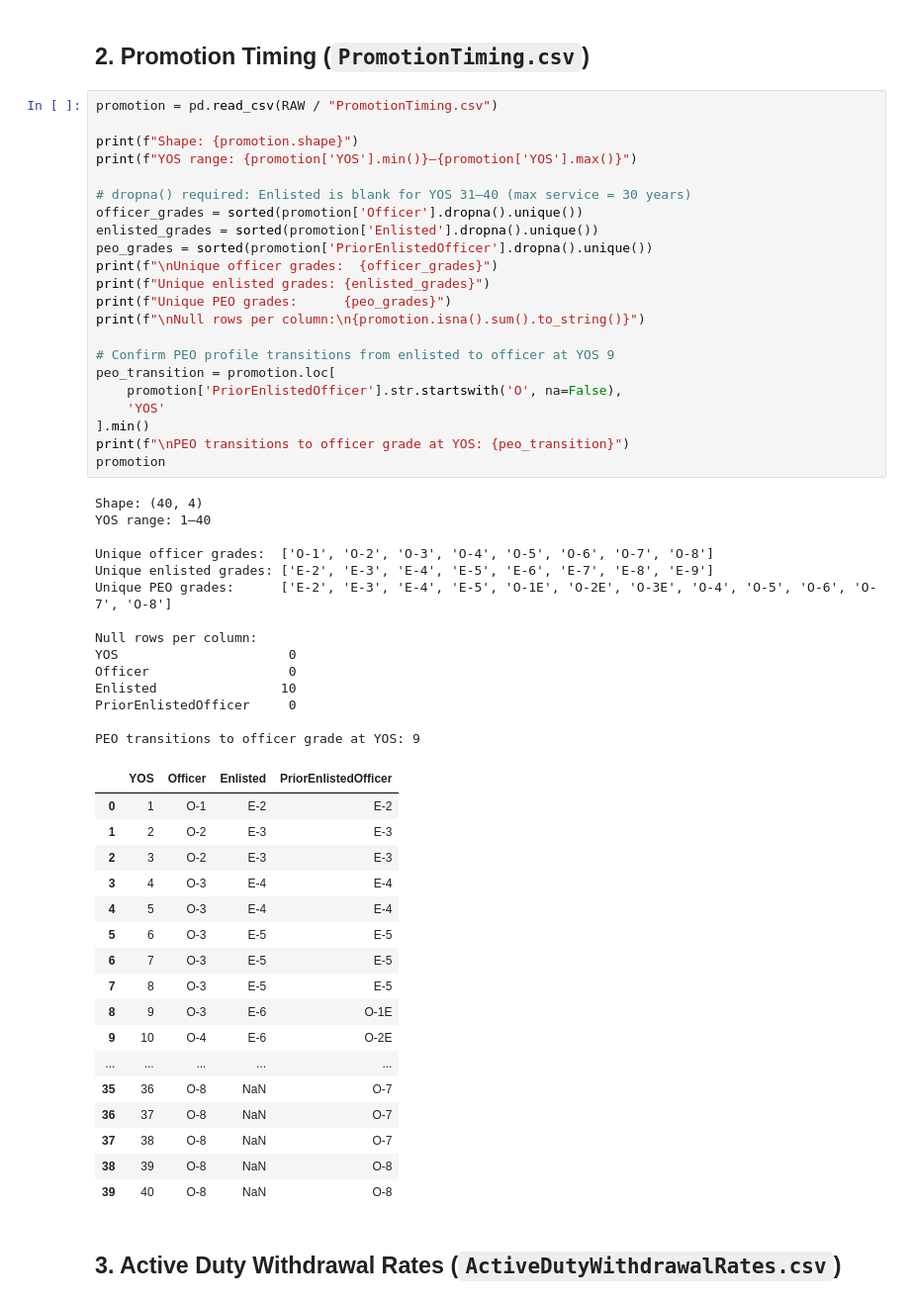
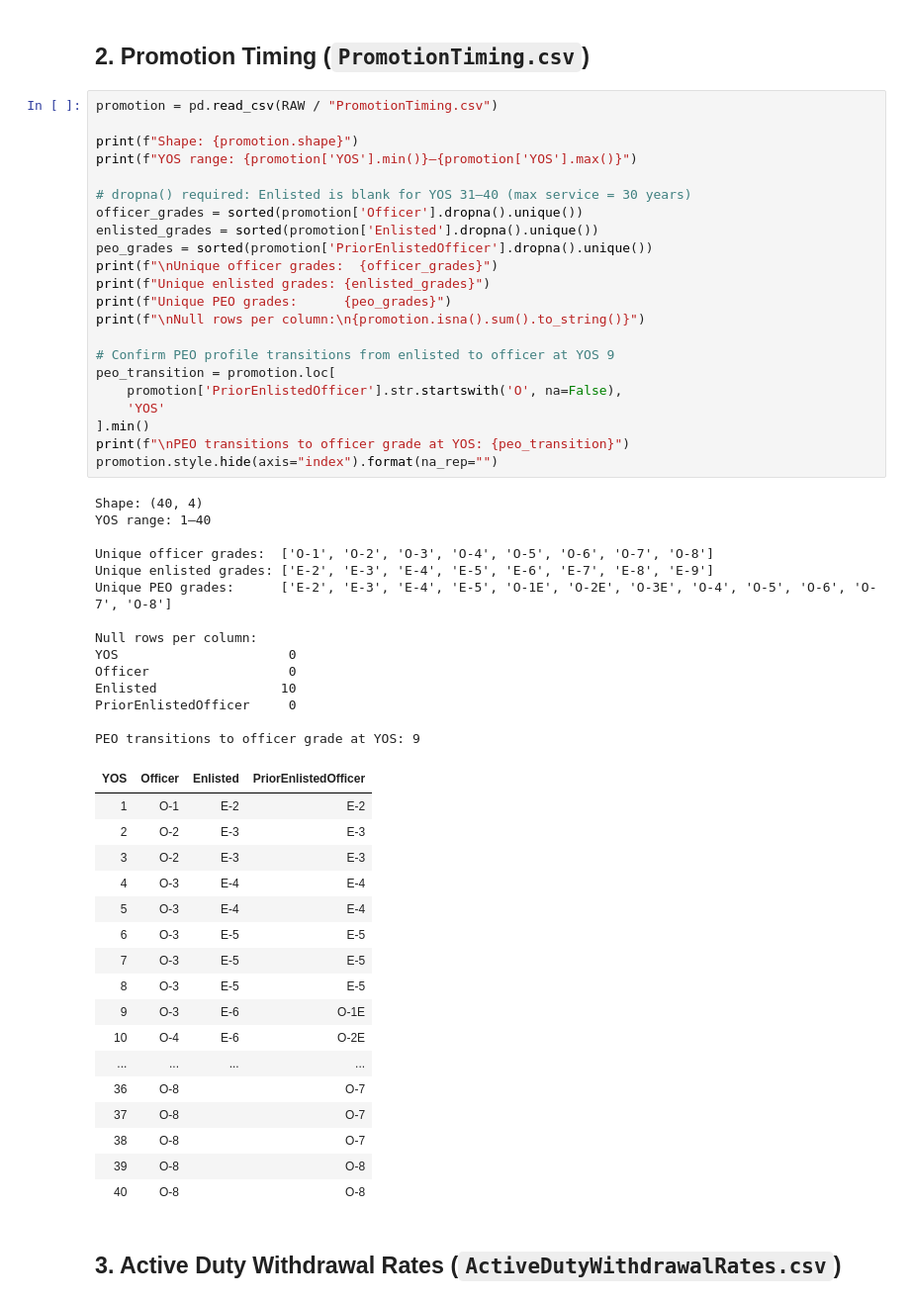
Before and after one commit to sgelety/military-retirement-monte-carlo, a Jupyter notebook: notebooks/01_data_prep.ipynb, the cells around one changed output. Shown at 99% size. Drawn from its saved outputs; the diff is of its cells as text.

```diff
--- a/notebooks/01_data_prep.ipynb
+++ b/notebooks/01_data_prep.ipynb
@@ -74,51 +74,51 @@ print(f"YOS range: {promotion['YOS'].min()}–{promotion['YOS'].max()}")
 # dropna() required: Enlisted is blank for YOS 31–40 (max service = 30 years)
 officer_grades = sorted(promotion['Officer'].dropna().unique())
 enlisted_grades = sorted(promotion['Enlisted'].dropna().unique())
 peo_grades = sorted(promotion['PriorEnlistedOfficer'].dropna().unique())
 print(f"\nUnique officer grades:  {officer_grades}")
 print(f"Unique enlisted grades: {enlisted_grades}")
 print(f"Unique PEO grades:      {peo_grades}")
 print(f"\nNull rows per column:\n{promotion.isna().sum().to_string()}")
 
 # Confirm PEO profile transitions from enlisted to officer at YOS 9
 peo_transition = promotion.loc[
     promotion['PriorEnlistedOfficer'].str.startswith('O', na=False),
     'YOS'
 ].min()
 print(f"\nPEO transitions to officer grade at YOS: {peo_transition}")
-promotion
+promotion.style.hide(axis="index").format(na_rep="")
 # %% [output]
 Shape: (40, 4)
 YOS range: 1–40
 
 Unique officer grades:  ['O-1', 'O-2', 'O-3', 'O-4', 'O-5', 'O-6', 'O-7', 'O-8']
 Unique enlisted grades: ['E-2', 'E-3', 'E-4', 'E-5', 'E-6', 'E-7', 'E-8', 'E-9']
 Unique PEO grades:      ['E-2', 'E-3', 'E-4', 'E-5', 'O-1E', 'O-2E', 'O-3E', 'O-4', 'O-5', 'O-6', 'O-7', 'O-8']
 
 Null rows per column:
 YOS                      0
 Officer                  0
 Enlisted                10
 PriorEnlistedOfficer     0
 
 PEO transitions to officer grade at YOS: 9
-|  | YOS | Officer | Enlisted | PriorEnlistedOfficer |
-| 0 | 1 | O-1 | E-2 | E-2 |
-| 1 | 2 | O-2 | E-3 | E-3 |
-| 2 | 3 | O-2 | E-3 | E-3 |
-| 3 | 4 | O-3 | E-4 | E-4 |
-| 4 | 5 | O-3 | E-4 | E-4 |
-| 5 | 6 | O-3 | E-5 | E-5 |
-| 6 | 7 | O-3 | E-5 | E-5 |
-| 7 | 8 | O-3 | E-5 | E-5 |
-| 8 | 9 | O-3 | E-6 | O-1E |
-| 9 | 10 | O-4 | E-6 | O-2E |
-| ... | ... | ... | ... | ... |
-| 35 | 36 | O-8 | NaN | O-7 |
-| 36 | 37 | O-8 | NaN | O-7 |
-| 37 | 38 | O-8 | NaN | O-7 |
-| 38 | 39 | O-8 | NaN | O-8 |
-| 39 | 40 | O-8 | NaN | O-8 |
+| YOS | Officer | Enlisted | PriorEnlistedOfficer |
+| 1 | O-1 | E-2 | E-2 |
+| 2 | O-2 | E-3 | E-3 |
+| 3 | O-2 | E-3 | E-3 |
+| 4 | O-3 | E-4 | E-4 |
+| 5 | O-3 | E-4 | E-4 |
+| 6 | O-3 | E-5 | E-5 |
+| 7 | O-3 | E-5 | E-5 |
+| 8 | O-3 | E-5 | E-5 |
+| 9 | O-3 | E-6 | O-1E |
+| 10 | O-4 | E-6 | O-2E |
+| ... | ... | ... | ... |
+| 36 | O-8 |  | O-7 |
+| 37 | O-8 |  | O-7 |
+| 38 | O-8 |  | O-7 |
+| 39 | O-8 |  | O-8 |
+| 40 | O-8 |  | O-8 |
 # %% [markdown]
 ## 3. Active Duty Withdrawal Rates (`ActiveDutyWithdrawalRates.csv`)
 # %%
```
Also changed, not shown: parts of 6 cells of this notebook, 5 other files.
